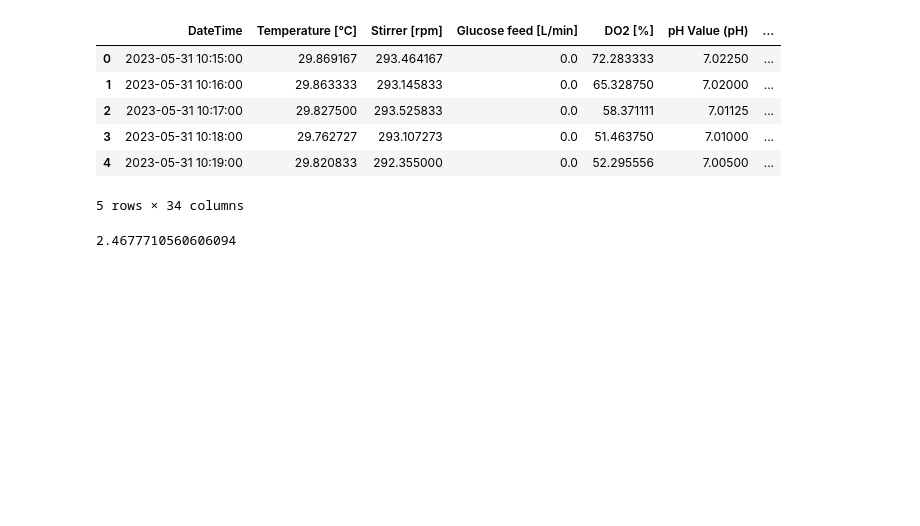
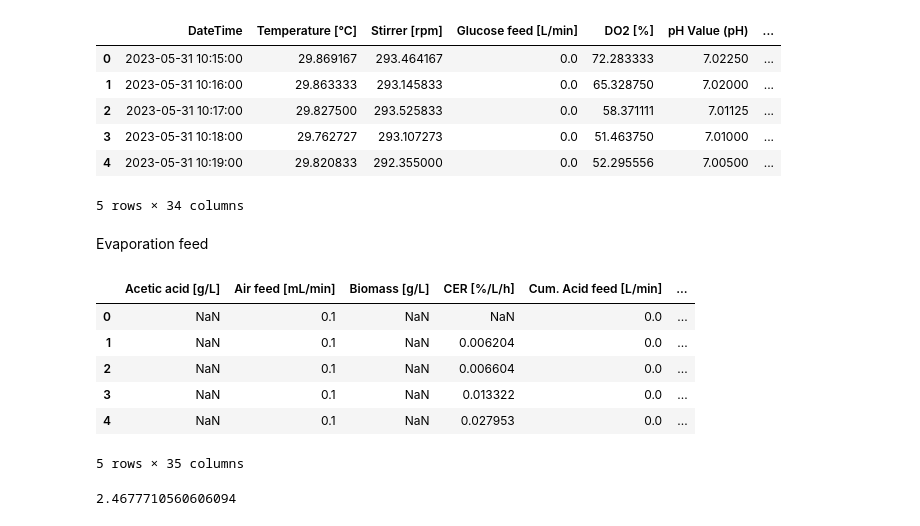
Before and after one commit to boripf/hybrid-model-corynebacterium, a Jupyter notebook: A_preprocessing.ipynb, the cells around one changed output. Cells and saved outputs as stored; diff of their text form; code cells hidden in the pictures; blank space fills up the shorter version.

```diff
--- a/A_preprocessing.ipynb
+++ b/A_preprocessing.ipynb
@@ -264,6 +282,20 @@ df.head()
 | 3 | 2023-05-31 10:18:00 | 29.762727 | 293.107273 | 0.0 | 51.463750 | 7.01000 | ... |
 | 4 | 2023-05-31 10:19:00 | 29.820833 | 292.355000 | 0.0 | 52.295556 | 7.00500 | ... |
 5 rows × 34 columns
+# %% [markdown]
+Evaporation feed
+# %%
+
+df['F_evap [kg/h]'] = (df['Air feed [mL/min]']*60/100)*(0.0235*3294) - 0.65 # carolines euqation, question mark is just the concentration of water that goes in (last term)
+df.head()
+# %% [output]
+|  | Acetic acid [g/L] | Air feed [mL/min] | Biomass [g/L] | CER [%/L/h] | Cum. Acid feed [L/min] | ... |
+| 0 | NaN | 0.1 | NaN | NaN | 0.0 | ... |
+| 1 | NaN | 0.1 | NaN | 0.006204 | 0.0 | ... |
+| 2 | NaN | 0.1 | NaN | 0.006604 | 0.0 | ... |
+| 3 | NaN | 0.1 | NaN | 0.013322 | 0.0 | ... |
+| 4 | NaN | 0.1 | NaN | 0.027953 | 0.0 | ... |
+5 rows × 35 columns
 # %%
 # the total volume in the end of the fermentation is compared with the experimental data
 df['Volume [L]'].max()
```
Also changed, not shown: parts of 8 cells of this notebook, 6 other files.
